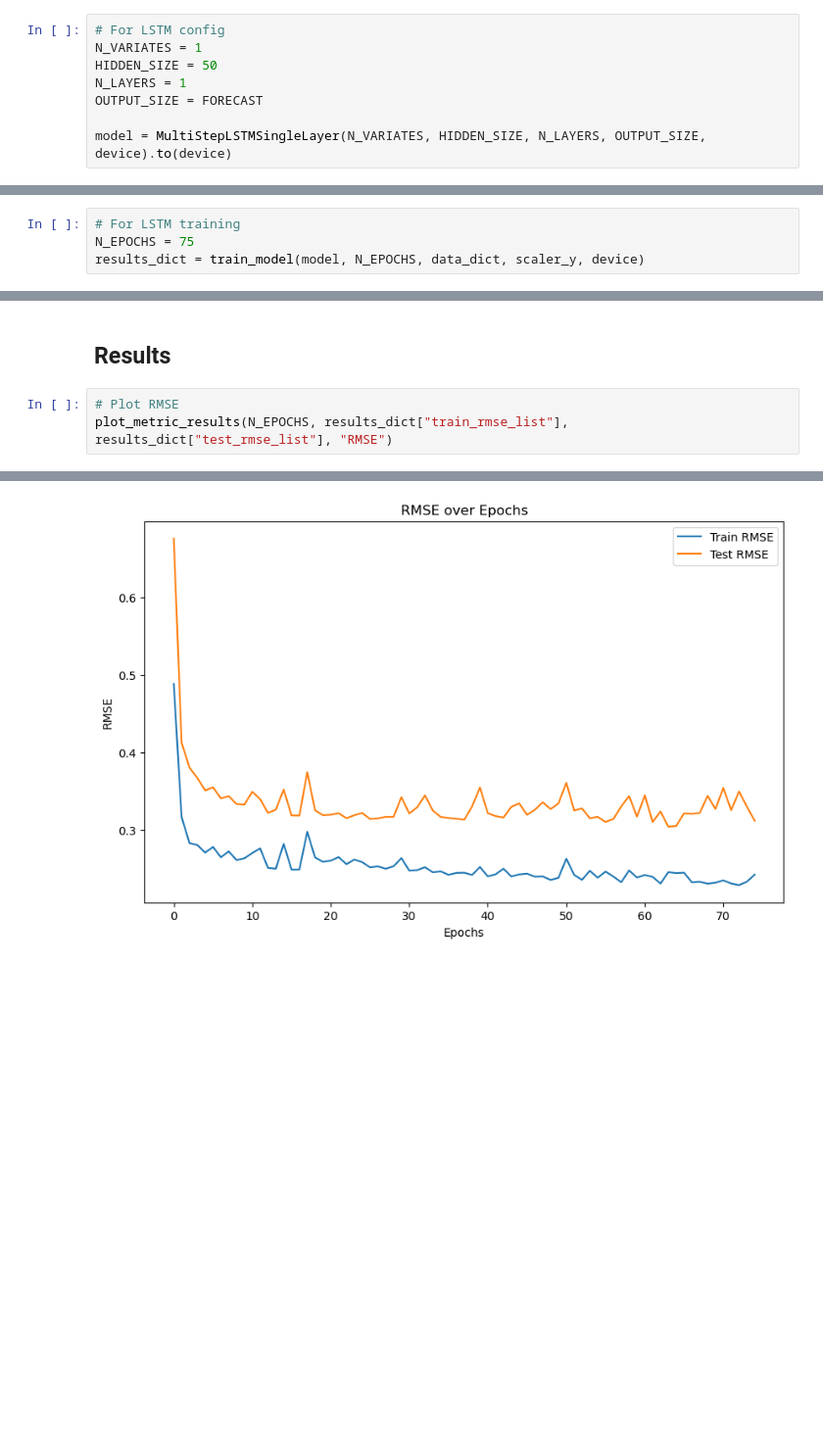
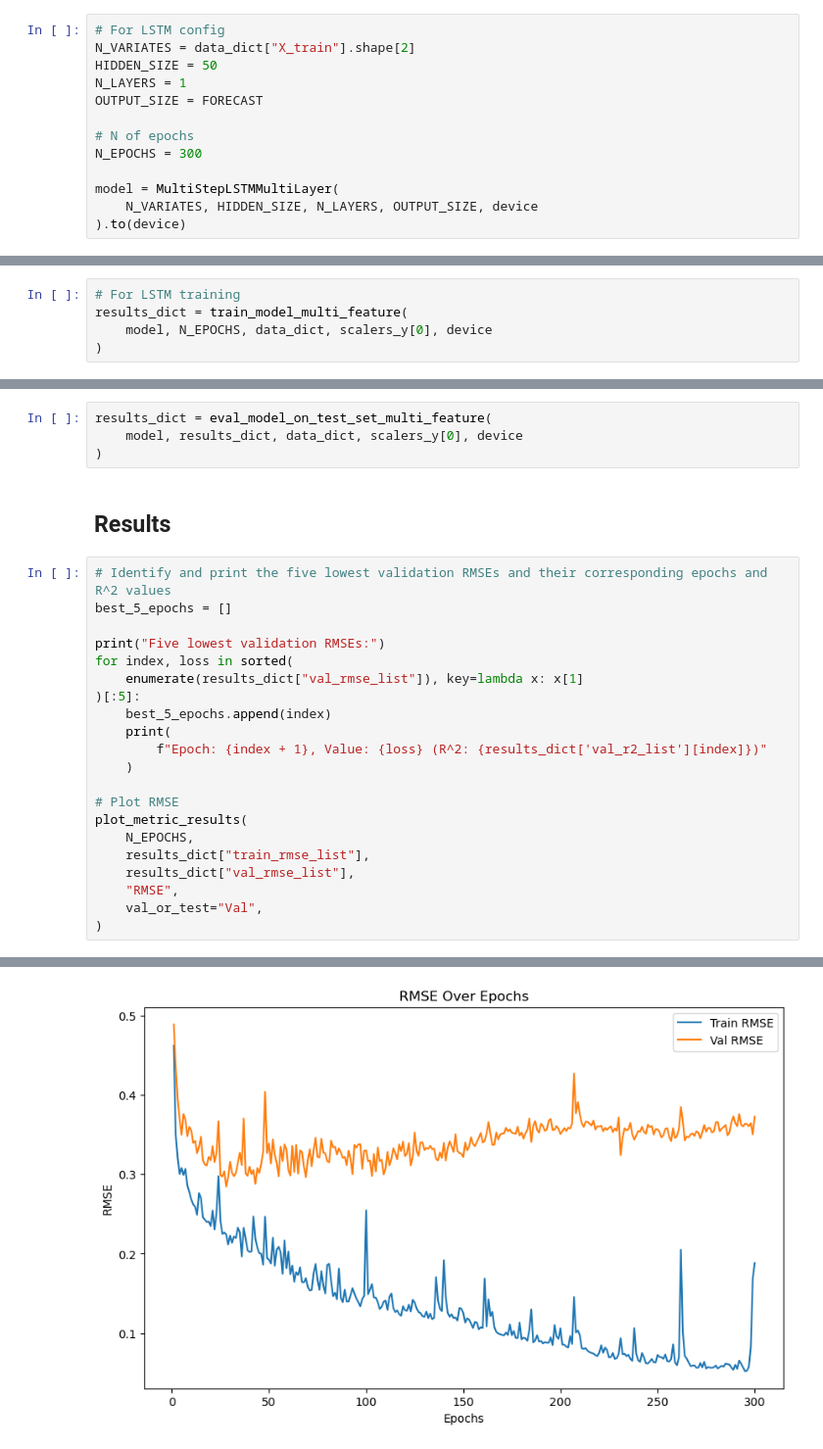
Before and after one commit to ai4er-cdt/earthquake-predictability, a Jupyter notebook: notebooks/CGB47 006 - Cascadia - LSTM One-shot Multi-step.ipynb, the cells around one changed output, grey strips where cells are left out. Shown at 98% size. Cells and saved outputs as stored; diff of their text form; blank space fills up the shorter version.

```diff
--- a/notebooks/CGB47 006 - Cascadia - LSTM One-shot Multi-step.ipynb
+++ b/notebooks/CGB47 006 - Cascadia - LSTM One-shot Multi-step.ipynb
@@ -174,15 +302,21 @@ plt.show()
 # %%
 # For LSTM config
-N_VARIATES = 1
+N_VARIATES = data_dict["X_train"].shape[2]
 HIDDEN_SIZE = 50
 N_LAYERS = 1
 OUTPUT_SIZE = FORECAST
 
-model = MultiStepLSTMSingleLayer(N_VARIATES, HIDDEN_SIZE, N_LAYERS, OUTPUT_SIZE, device).to(device)
+# N of epochs
+N_EPOCHS = 300
+
+model = MultiStepLSTMMultiLayer(
+    N_VARIATES, HIDDEN_SIZE, N_LAYERS, OUTPUT_SIZE, device
+).to(device)
 # %% [markdown]
 ### Training
 # %%
 # For LSTM training
-N_EPOCHS = 75
-results_dict = train_model(model, N_EPOCHS, data_dict, scaler_y, device)
+results_dict = train_model_multi_feature(
+    model, N_EPOCHS, data_dict, scalers_y[0], device
+)
 # %% [output]
@@ -190,6 +324,28 @@ Training model on cpu
+# %%
+results_dict = eval_model_on_test_set_multi_feature(
+    model, results_dict, data_dict, scalers_y[0], device
+)
 # %% [markdown]
 ## Results
 # %%
+# Identify and print the five lowest validation RMSEs and their corresponding epochs and R^2 values
+best_5_epochs = []
+
+print("Five lowest validation RMSEs:")
+for index, loss in sorted(
+    enumerate(results_dict["val_rmse_list"]), key=lambda x: x[1]
+)[:5]:
+    best_5_epochs.append(index)
+    print(
+        f"Epoch: {index + 1}, Value: {loss} (R^2: {results_dict['val_r2_list'][index]})"
+    )
+
 # Plot RMSE
-plot_metric_results(N_EPOCHS, results_dict["train_rmse_list"], results_dict["test_rmse_list"], "RMSE")
+plot_metric_results(
+    N_EPOCHS,
+    results_dict["train_rmse_list"],
+    results_dict["val_rmse_list"],
+    "RMSE",
+    val_or_test="Val",
+)
 # %% [output]
@@ -196,2 +358,2 @@ plot_metric_results(N_EPOCHS, results_dict["train_rmse_list"], results_dict["tes
-[figure, old version]
+[figure, new version]
 # %%
```
Also changed, not shown: parts of 46 cells of this notebook, 16 other files.
